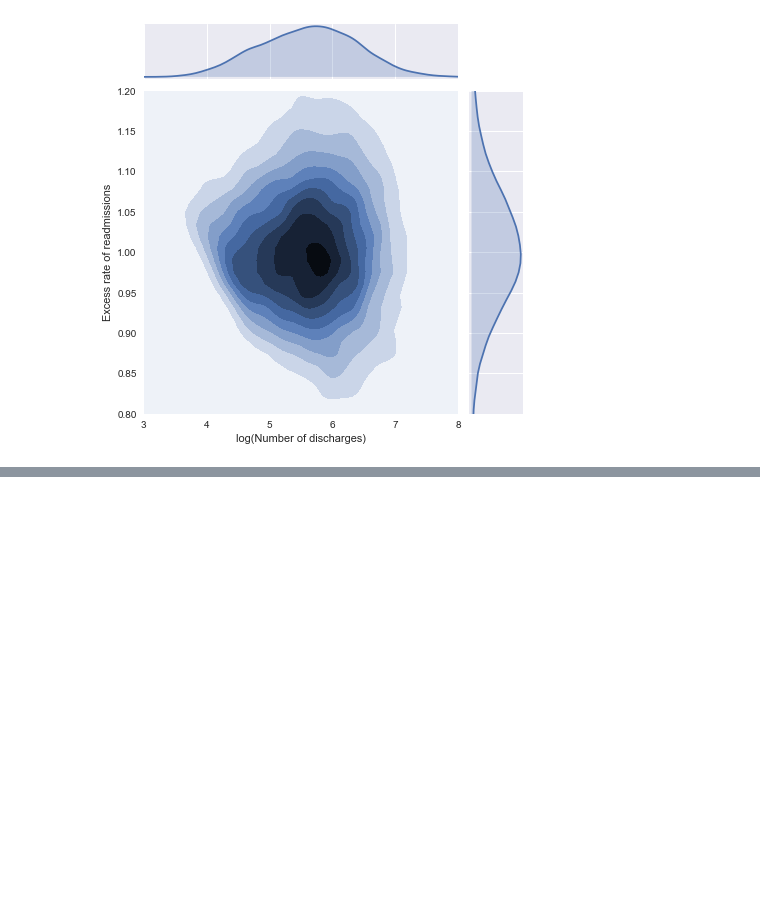
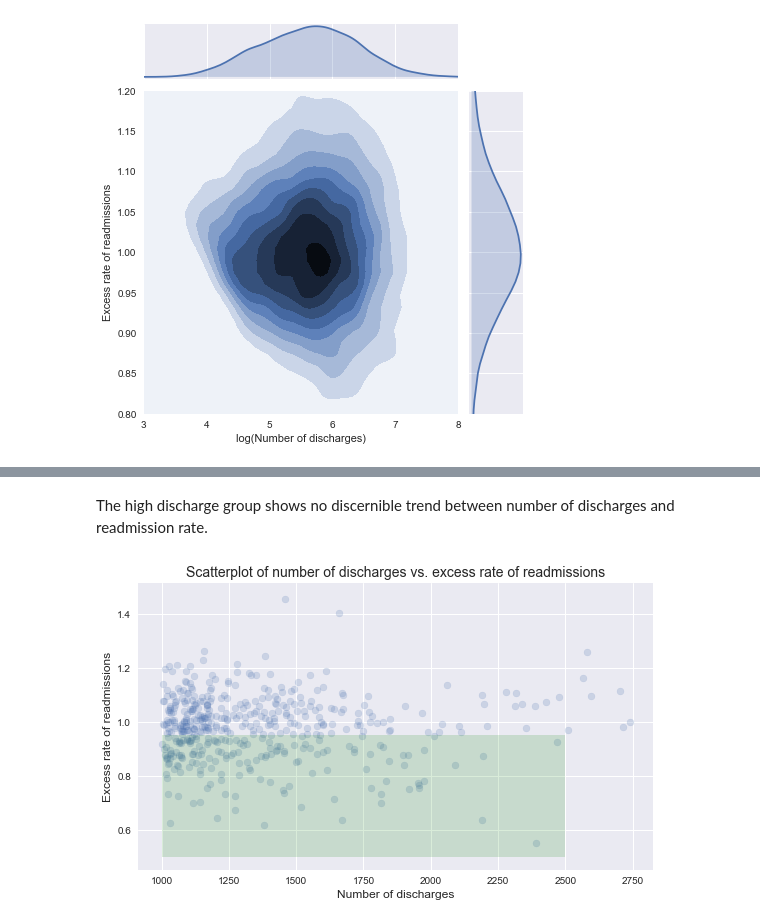
Before and after one commit to klane/springboard, a Jupyter notebook: inferential-statistics/hospital-readmission/hospital-readmission.ipynb, the cells around one changed output, grey strips where cells are left out. Drawn from its saved outputs; the diff is of its cells as text; code cells hidden in the pictures; blank space fills up the shorter version.

```diff
--- a/inferential-statistics/hospital-readmission/hospital-readmission.ipynb
+++ b/inferential-statistics/hospital-readmission/hospital-readmission.ipynb
@@ -206,0 +222,15 @@ plt.show()
+# %% [markdown]
+The high discharge group shows no discernible trend between number of discharges and readmission rate.
+# %%
+fig, ax = plt.subplots(figsize=(8,5))
+ax.scatter(x[x>1000], high, alpha=0.2)
+ax.fill_between([1000,2500], 0.5, 0.95, facecolor='green', alpha=0.15, interpolate=True)
+
+ax.set_xlabel('Number of discharges', fontsize=12)
+ax.set_ylabel('Excess rate of readmissions', fontsize=12)
+ax.set_title('Scatterplot of number of discharges vs. excess rate of readmissions', fontsize=14)
+
+ax.grid(True)
+fig.tight_layout()
+# %% [output]
+[figure, added]
```
Also changed, not shown: parts of 2 cells of this notebook.
